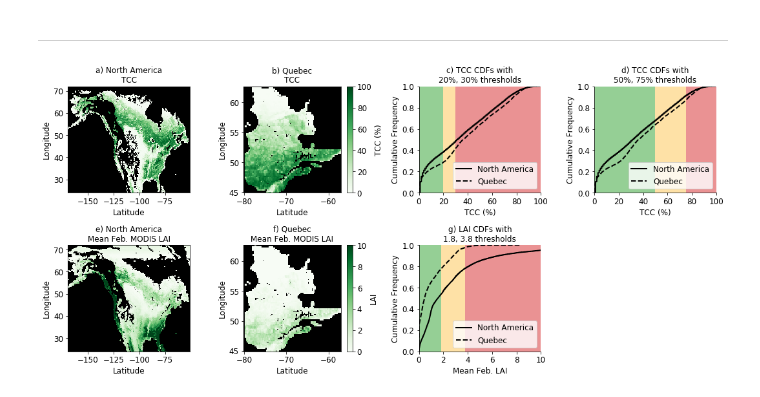
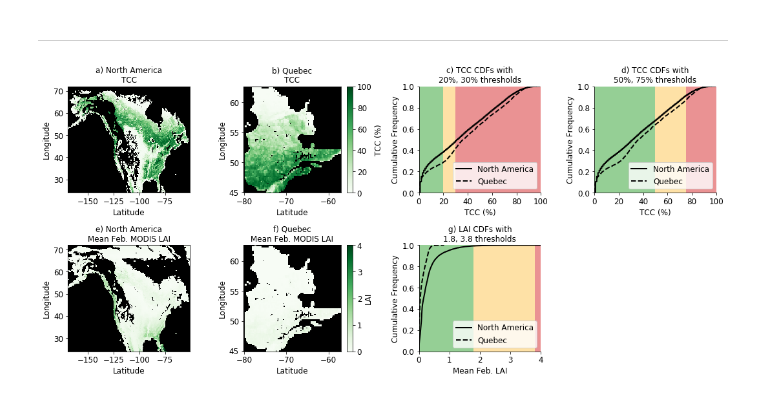
Before and after one commit to spestana/ssum, a Jupyter notebook: forest-plots.ipynb, the cells around one changed output. Saved outputs shown, nothing was run; the diff lists cells and outputs as text; code cells hidden in the pictures.

Commit message:
Fix scale factor for LAI

```diff
--- a/forest-plots.ipynb
+++ b/forest-plots.ipynb
@@ -78,6 +78,8 @@ na_tcc_cdf_df.to_csv('na_tcc_CDF.csv')
 # %% [markdown]
 ### LAI
 # %%
+scale_factor = 0.1
+
 # read in MODIS LAI February mean geotiff
 na_lai = xr.open_rasterio(base_filepath + 'forest_cover/Lai.tif').squeeze()
 
@@ -88,7 +90,7 @@ na_lai = na_lai.where(na_lai != 0)
 na_lai = na_lai.where(mountain_mask(na_lai).values)
 
 # compute LAI CDF
-na_lai_cdf_x, na_lai_cdf_y = cdf(na_lai.values.ravel())
+na_lai_cdf_x, na_lai_cdf_y = cdf(na_lai.values.ravel()*scale_factor)
 
 # convert to a pandas dataframe
 na_lai_cdf_df = pd.DataFrame(data={'cdf_x': na_lai_cdf_x, 'cdf_y': na_lai_cdf_y})
@@ -119,12 +121,13 @@ qc_tcc_cdf_df.to_csv('qc_tcc_CDF.csv')
 ### LAI
 band 0 = MODIS LST; band 1 = MODIS LAI; band 2 = GlobSnow SWE; band 3 = classes
 # %%
+scale_factor = 0.1
 ds = xr.open_rasterio(base_filepath + 'quebec_ssum_globsnow_150_lai_18-38.tif')
 qc_lai = ds.isel(band=1)
 # replace zero values with NaNs
 qc_lai = qc_lai.where(qc_tcc != 0)
 # compute LAI CDF
-qc_lai_cdf_x, qc_lai_cdf_y = cdf(qc_lai.values.ravel())
+qc_lai_cdf_x, qc_lai_cdf_y = cdf(qc_lai.values.ravel()*scale_factor)
 # convert to a pandas dataframe
 qc_lai_cdf_df = pd.DataFrame(data={'cdf_x': qc_lai_cdf_x, 'cdf_y': qc_lai_cdf_y})
 # export CDF values to a csv file
@@ -139,11 +142,11 @@ fig, ax = plt.subplots(nrows=2,ncols=4,figsize=(15,7), tight_layout=True,gridspe
 # North America, TCC map
 na_tcc.plot(ax=ax_na_tcc, vmin=0, vmax=100, cmap='Greens', add_colorbar=False)# cbar_kwargs={'label': 'TCC (%)'})
 # North America, LAI map
-na_lai.plot(ax=ax_na_lai, vmin=0, vmax=10, cmap='Greens', add_colorbar=False)# cbar_kwargs={'label': 'LAI'})
+(na_lai*scale_factor).plot(ax=ax_na_lai, vmin=0, vmax=4, cmap='Greens', add_colorbar=False)# cbar_kwargs={'label': 'LAI'})
 # Quebec, TCC map
 qc_tcc.plot(ax=ax_qc_tcc, vmin=0, vmax=100, cmap='Greens', cbar_kwargs={'label': 'TCC (%)'})
 # Quebec, LAI map
-qc_lai.plot(ax=ax_qc_lai, vmin=0, vmax=10, cmap='Greens', cbar_kwargs={'label': 'LAI'})
+(qc_lai*scale_factor).plot(ax=ax_qc_lai, vmin=0, vmax=4, cmap='Greens', cbar_kwargs={'label': 'LAI'})
 # format map plots
 ax_na_tcc.set_title('a) North America\nTCC')
 ax_na_lai.set_title('e) North America\nMean Feb. MODIS LAI')
@@ -185,32 +188,32 @@ ax_lai_cdf.fill_between([1.8,3.8], y1=1, y2=0, facecolor='#fec44f', alpha=0.5)
 ax_lai_cdf.fill_between([0, 1.8], y1=1, y2=0, facecolor='tab:green', alpha=0.5)
 ax_lai_cdf.fill_between([3.8, 10], y1=1, y2=0, facecolor='tab:red', alpha=0.5)
 
 
 # format CDF plots
 #ax.set_xlim((-5,100))
 #fig.suptitle('CDFs of TCC and LAI')
 for this_ax in [ax_tcc_cdf1, ax_tcc_cdf2]:
     this_ax.set_ylabel('Cumulative Frequency')
     this_ax.set_xlabel('TCC (%)')
     this_ax.set_ylim(0,1)
     this_ax.set_xlim(0,100)
     this_ax.spines['top'].set_visible(False)
     this_ax.spines['right'].set_visible(False)
     this_ax.legend(loc='lower right', frameon=True);
 ax_lai_cdf.set_ylabel('Cumulative Frequency')
 ax_lai_cdf.set_xlabel('Mean Feb. LAI')
 ax_lai_cdf.set_ylim(0,1)
-ax_lai_cdf.set_xlim(0,10)
+ax_lai_cdf.set_xlim(0,4)
 ax_lai_cdf.spines['top'].set_visible(False)
 ax_lai_cdf.spines['right'].set_visible(False)
 ax_lai_cdf.legend(loc='lower right', frameon=True);
 ax_tcc_cdf1.set_title('c) TCC CDFs with\n20%, 30% thresholds')
 ax_tcc_cdf2.set_title('d) TCC CDFs with\n50%, 75% thresholds')
 ax_lai_cdf.set_title('g) LAI CDFs with\n1.8, 3.8 thresholds')
 
 ax_empty.axis('off')
 
 # save figure
 plt.savefig('figures/forest-mountainsmasked.jpg')
 # %% [output]
-[figure, old version]
+[figure, new version]
```
Also changed, not shown: 1 other file.
